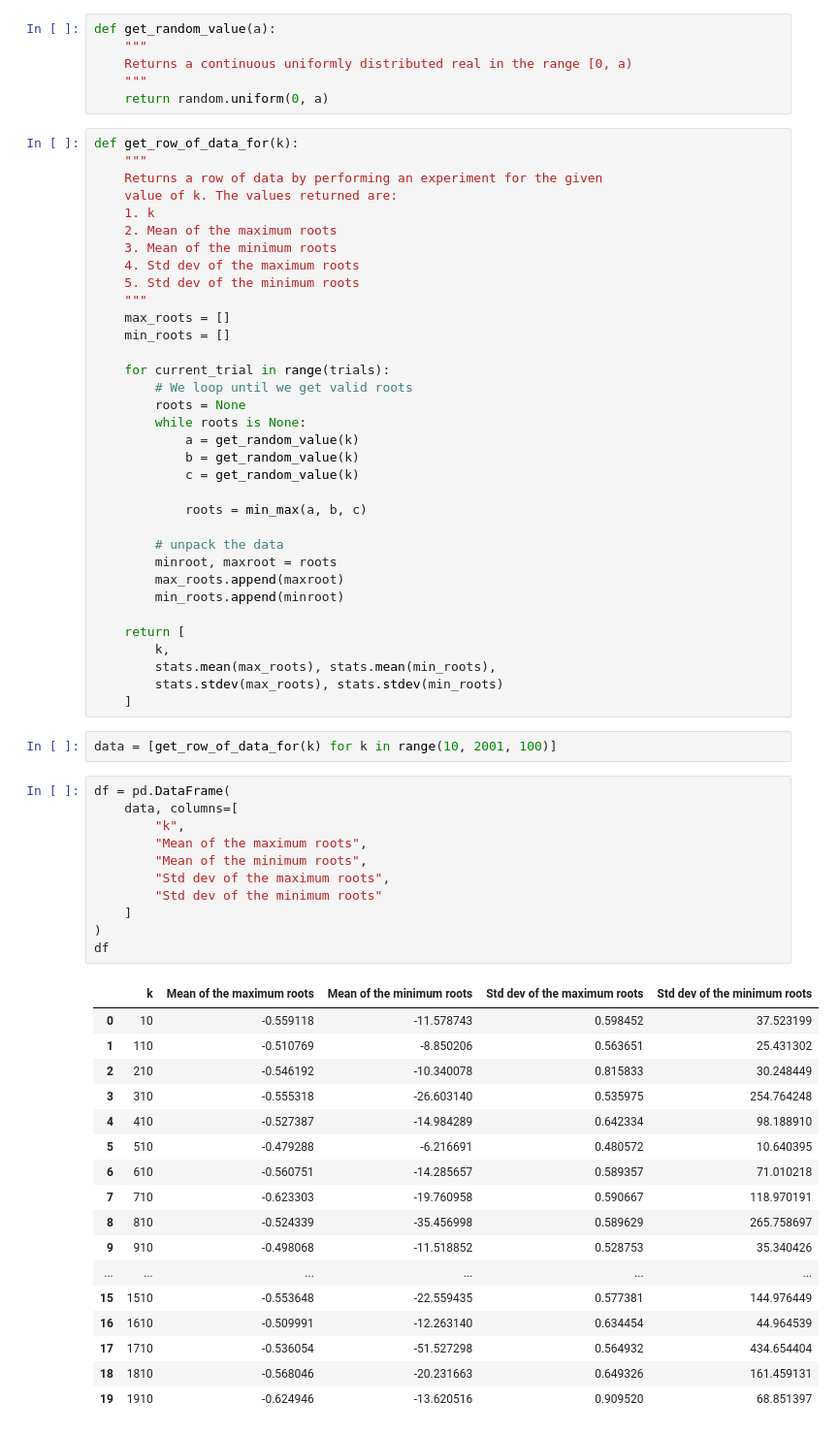
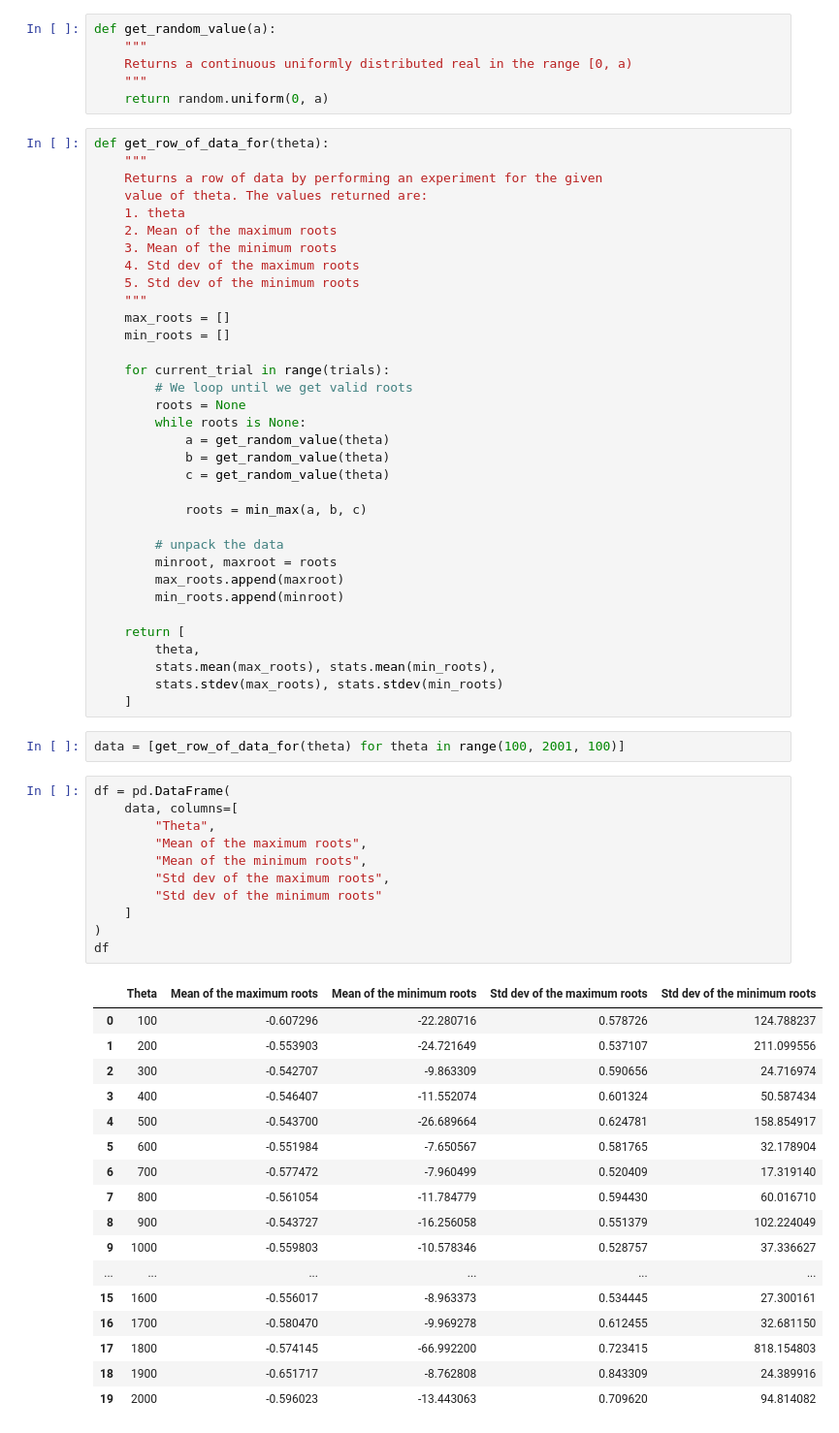
Before and after one commit to hungrybluedev/root-from-parameters, a Jupyter notebook: Average root of Quadratic Equation from Continuous Uniform Distribution.ipynb, the cells around one changed output. Shown: that part at 97% size. Saved outputs shown, nothing was run; the diff lists cells and outputs as text.

```diff
--- a/Average root of Quadratic Equation from Continuous Uniform Distribution.ipynb
+++ b/Average root of Quadratic Equation from Continuous Uniform Distribution.ipynb
@@ -43,11 +43,11 @@ def get_random_value(a):
     """
     return random.uniform(0, a)
 # %%
-def get_row_of_data_for(k):
+def get_row_of_data_for(theta):
     """
     Returns a row of data by performing an experiment for the given
-    value of k. The values returned are:
-    1. k
+    value of theta. The values returned are:
+    1. theta
     2. Mean of the maximum roots
     3. Mean of the minimum roots
     4. Std dev of the maximum roots
@@ -60,9 +60,9 @@ def get_row_of_data_for(k):
         # We loop until we get valid roots
         roots = None
         while roots is None:
-            a = get_random_value(k)
-            b = get_random_value(k)
-            c = get_random_value(k)
+            a = get_random_value(theta)
+            b = get_random_value(theta)
+            c = get_random_value(theta)
 
             roots = min_max(a, b, c)
 
@@ -72,40 +72,40 @@ def get_row_of_data_for(k):
         min_roots.append(minroot)
 
     return [
-        k,
+        theta,
         stats.mean(max_roots), stats.mean(min_roots),
         stats.stdev(max_roots), stats.stdev(min_roots)
     ]
 # %%
-data = [get_row_of_data_for(k) for k in range(10, 2001, 100)]
+data = [get_row_of_data_for(theta) for theta in range(100, 2001, 100)]
 # %%
 df = pd.DataFrame(
     data, columns=[
-        "k",
+        "Theta",
         "Mean of the maximum roots",
         "Mean of the minimum roots",
         "Std dev of the maximum roots",
         "Std dev of the minimum roots"
     ]
 )
 df
 # %% [output]
-|  | k | Mean of the maximum roots | Mean of the minimum roots | Std dev of the maximum roots | Std dev of the minimum roots |
-| 0 | 10 | -0.559118 | -11.578743 | 0.598452 | 37.523199 |
-| 1 | 110 | -0.510769 | -8.850206 | 0.563651 | 25.431302 |
-| 2 | 210 | -0.546192 | -10.340078 | 0.815833 | 30.248449 |
-| 3 | 310 | -0.555318 | -26.603140 | 0.535975 | 254.764248 |
-| 4 | 410 | -0.527387 | -14.984289 | 0.642334 | 98.188910 |
-| 5 | 510 | -0.479288 | -6.216691 | 0.480572 | 10.640395 |
-| 6 | 610 | -0.560751 | -14.285657 | 0.589357 | 71.010218 |
-| 7 | 710 | -0.623303 | -19.760958 | 0.590667 | 118.970191 |
-| 8 | 810 | -0.524339 | -35.456998 | 0.589629 | 265.758697 |
-| 9 | 910 | -0.498068 | -11.518852 | 0.528753 | 35.340426 |
+|  | Theta | Mean of the maximum roots | Mean of the minimum roots | Std dev of the maximum roots | Std dev of the minimum roots |
+| 0 | 100 | -0.607296 | -22.280716 | 0.578726 | 124.788237 |
+| 1 | 200 | -0.553903 | -24.721649 | 0.537107 | 211.099556 |
+| 2 | 300 | -0.542707 | -9.863309 | 0.590656 | 24.716974 |
+| 3 | 400 | -0.546407 | -11.552074 | 0.601324 | 50.587434 |
+| 4 | 500 | -0.543700 | -26.689664 | 0.624781 | 158.854917 |
+| 5 | 600 | -0.551984 | -7.650567 | 0.581765 | 32.178904 |
+| 6 | 700 | -0.577472 | -7.960499 | 0.520409 | 17.319140 |
+| 7 | 800 | -0.561054 | -11.784779 | 0.594430 | 60.016710 |
+| 8 | 900 | -0.543727 | -16.256058 | 0.551379 | 102.224049 |
+| 9 | 1000 | -0.559803 | -10.578346 | 0.528757 | 37.336627 |
 | ... | ... | ... | ... | ... | ... |
-| 15 | 1510 | -0.553648 | -22.559435 | 0.577381 | 144.976449 |
-| 16 | 1610 | -0.509991 | -12.263140 | 0.634454 | 44.964539 |
-| 17 | 1710 | -0.536054 | -51.527298 | 0.564932 | 434.654404 |
-| 18 | 1810 | -0.568046 | -20.231663 | 0.649326 | 161.459131 |
-| 19 | 1910 | -0.624946 | -13.620516 | 0.909520 | 68.851397 |
+| 15 | 1600 | -0.556017 | -8.963373 | 0.534445 | 27.300161 |
+| 16 | 1700 | -0.580470 | -9.969278 | 0.612455 | 32.681150 |
+| 17 | 1800 | -0.574145 | -66.992200 | 0.723415 | 818.154803 |
+| 18 | 1900 | -0.651717 | -8.762808 | 0.843309 | 24.389916 |
+| 19 | 2000 | -0.596023 | -13.443063 | 0.709620 | 94.814082 |
 # %%
 try:
```
Also changed, not shown: parts of 4 cells of this notebook.
